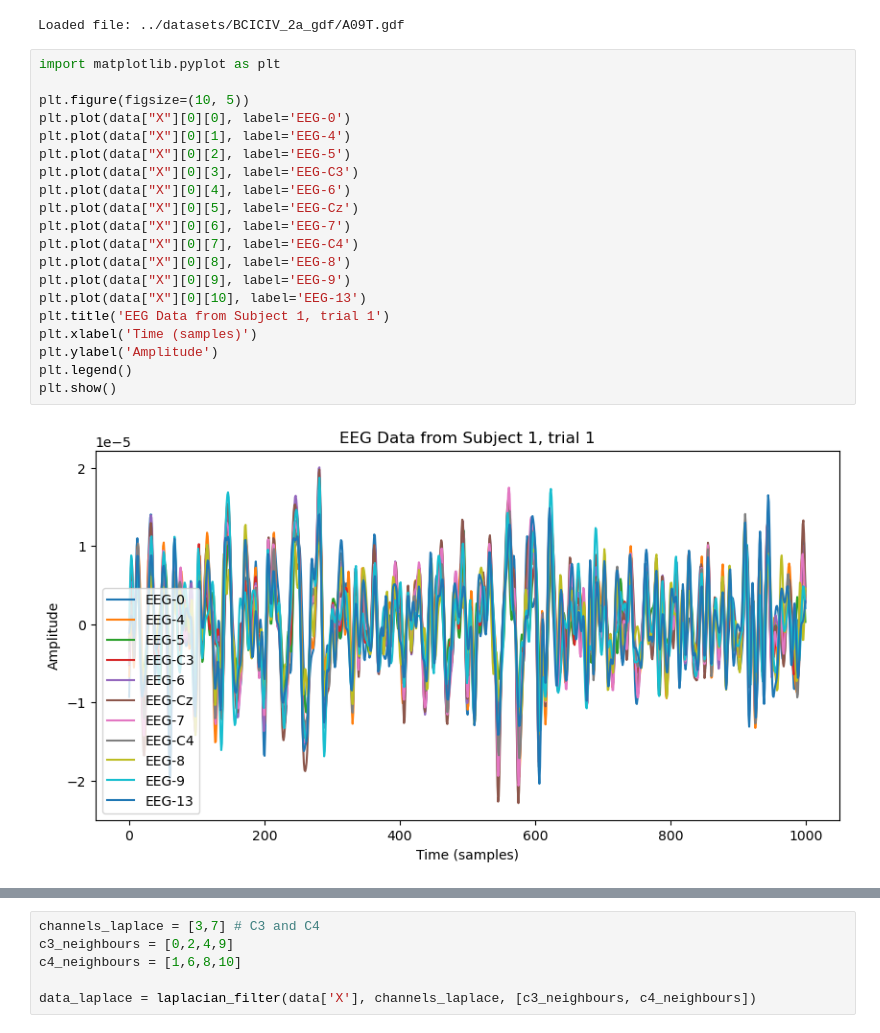
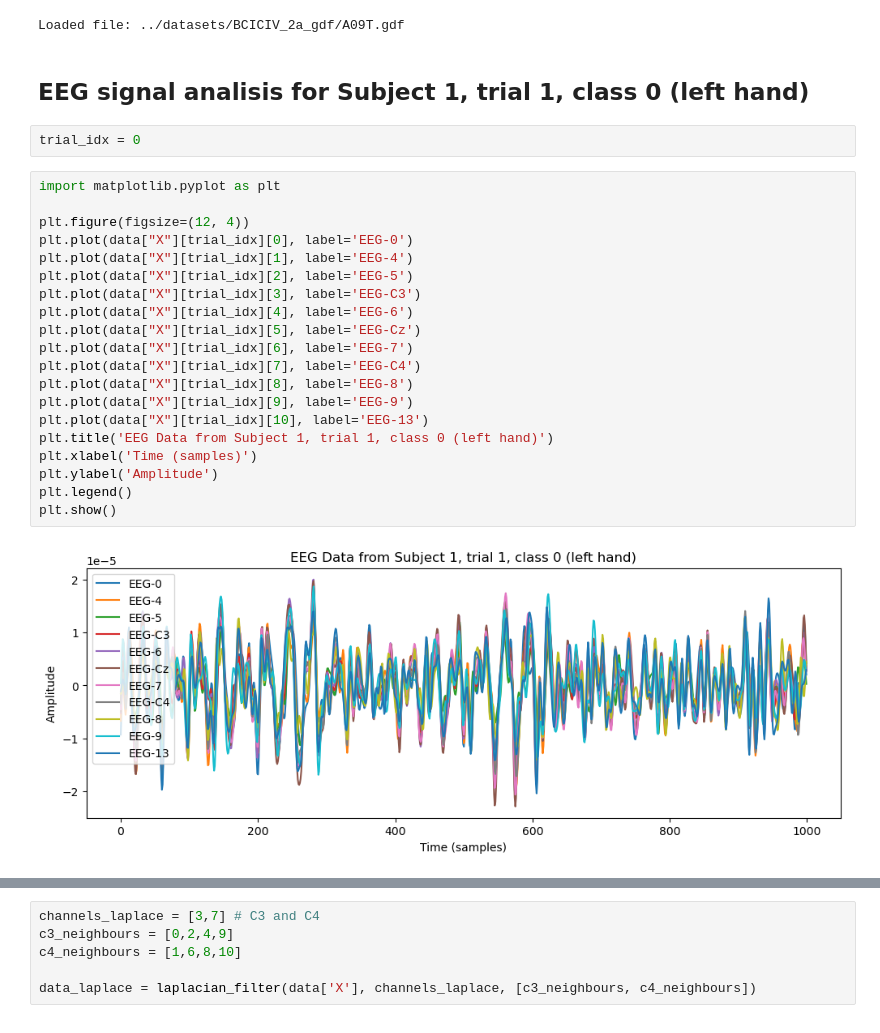
Before and after one commit to EnekoIsturitzSesma/Biosignal-ML-Analysis, a Jupyter notebook: notebooks/preprocess.ipynb, the cells around one changed output, grey strips where cells are left out. Saved outputs shown, nothing was run; the diff lists cells and outputs as text.

Commit message:
visualize data samples

```diff
--- a/notebooks/preprocess.ipynb
+++ b/notebooks/preprocess.ipynb
@@ -23,28 +23,32 @@ Loaded file: ../datasets/BCICIV_2a_gdf/A06T.gdf
 Loaded file: ../datasets/BCICIV_2a_gdf/A07T.gdf
 Loaded file: ../datasets/BCICIV_2a_gdf/A08T.gdf
 Loaded file: ../datasets/BCICIV_2a_gdf/A09T.gdf
+# %% [markdown]
+## EEG signal analisis for Subject 1, trial 1, class 0 (left hand)
+# %%
+trial_idx = 0
 # %%
 import matplotlib.pyplot as plt
 
-plt.figure(figsize=(10, 5))
-plt.plot(data["X"][0][0], label='EEG-0')
-plt.plot(data["X"][0][1], label='EEG-4')
-plt.plot(data["X"][0][2], label='EEG-5')
-plt.plot(data["X"][0][3], label='EEG-C3')
-plt.plot(data["X"][0][4], label='EEG-6')
-plt.plot(data["X"][0][5], label='EEG-Cz')
-plt.plot(data["X"][0][6], label='EEG-7')
-plt.plot(data["X"][0][7], label='EEG-C4')
-plt.plot(data["X"][0][8], label='EEG-8')
-plt.plot(data["X"][0][9], label='EEG-9')
-plt.plot(data["X"][0][10], label='EEG-13')
-plt.title('EEG Data from Subject 1, trial 1')
+plt.figure(figsize=(12, 4))
+plt.plot(data["X"][trial_idx][0], label='EEG-0')
+plt.plot(data["X"][trial_idx][1], label='EEG-4')
+plt.plot(data["X"][trial_idx][2], label='EEG-5')
+plt.plot(data["X"][trial_idx][3], label='EEG-C3')
+plt.plot(data["X"][trial_idx][4], label='EEG-6')
+plt.plot(data["X"][trial_idx][5], label='EEG-Cz')
+plt.plot(data["X"][trial_idx][6], label='EEG-7')
+plt.plot(data["X"][trial_idx][7], label='EEG-C4')
+plt.plot(data["X"][trial_idx][8], label='EEG-8')
+plt.plot(data["X"][trial_idx][9], label='EEG-9')
+plt.plot(data["X"][trial_idx][10], label='EEG-13')
+plt.title('EEG Data from Subject 1, trial 1, class 0 (left hand)')
 plt.xlabel('Time (samples)')
 plt.ylabel('Amplitude')
 plt.legend()
 plt.show()
 # %% [output]
-[figure, old version]
+[figure, new version]
 # %%
 channel_labels = ['EEG-0', 'EEG-4', 'EEG-5', 'EEG-C3', 'EEG-6', 'EEG-Cz', 'EEG-7','EEG-C4', 'EEG-8', 'EEG-9', 'EEG-13']
 
```
Also changed, not shown: parts of 14 cells of this notebook, 2 other files.
